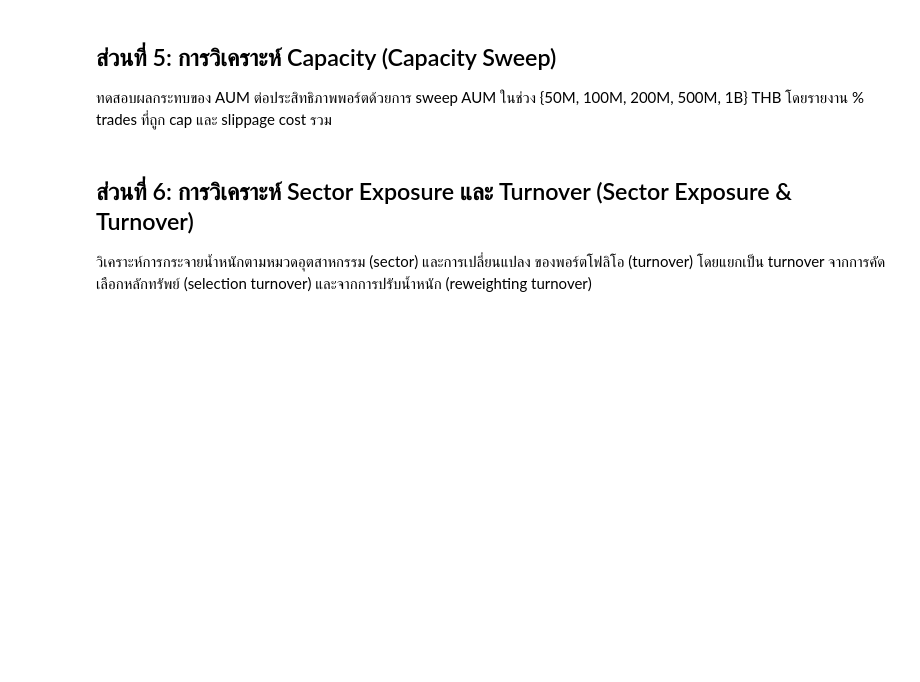
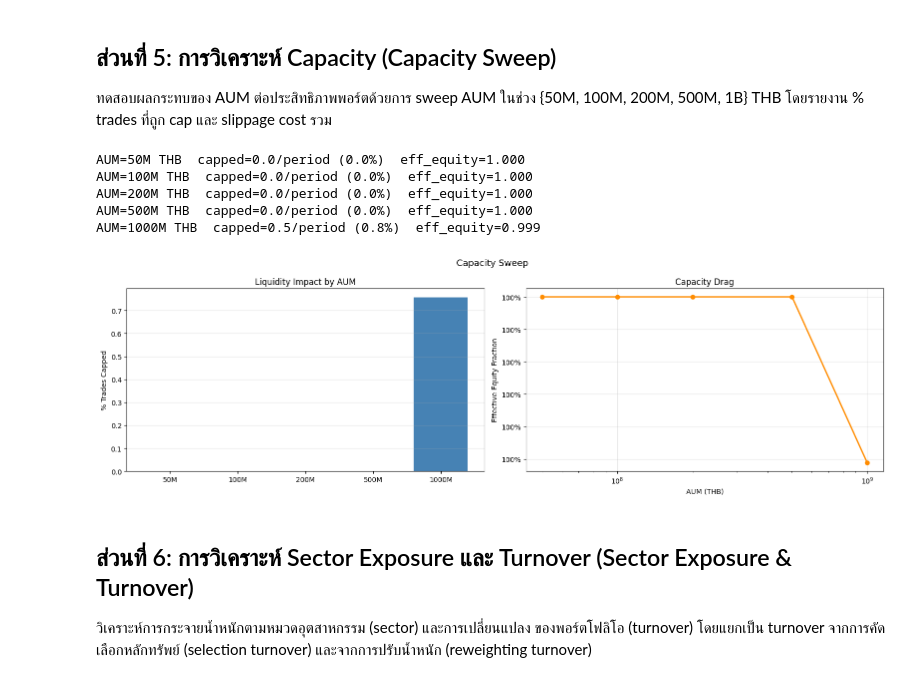
Before and after one commit to lumduan/csm-set, a Jupyter notebook: notebooks/04_portfolio_optimization.ipynb, the cells around one changed output. Cells and saved outputs as stored; diff of their text form; code cells hidden in the pictures; blank space fills up the shorter version.

```diff
--- a/notebooks/04_portfolio_optimization.ipynb
+++ b/notebooks/04_portfolio_optimization.ipynb
@@ -413,7 +461,7 @@ for aum in aum_grid:
         if vol_slice.empty or price_slice.empty:
             continue
         w, result = liquidity.apply(eq_weights, price_slice, vol_slice, cfg)
-        capped_count += sum(1 for pi in result.position_info if pi.cap_binding)
+        capped_count += sum(1 for pi in result.per_position.values() if pi.cap_binding)
         total_eff_equity += result.effective_equity_fraction
         n_periods += 1
     avg_capped = capped_count / max(n_periods, 1)
@@ -422,33 +470,40 @@ for aum in aum_grid:
         "AUM (M THB)": aum / 1_000_000,
         "Avg Capped/Period": avg_capped,
         "Pct Trades Capped": avg_capped / N_SYMBOLS * 100,
         "Avg Eff Equity Fraction": avg_eff_eq,
     })
     print(f"AUM={aum/1e6:.0f}M THB  "
           f"capped={avg_capped:.1f}/period ({avg_capped/N_SYMBOLS*100:.1f}%)  "
           f"eff_equity={avg_eff_eq:.3f}")
 
 # Plot
 cap_df = pd.DataFrame(cap_results)
 fig, (ax1, ax2) = plt.subplots(1, 2, figsize=(16, 5))
 ax1.bar(range(len(aum_grid)), cap_df["Pct Trades Capped"], color="steelblue")
 ax1.set_xticks(range(len(aum_grid)))
 ax1.set_xticklabels([f"{a/1e6:.0f}M" for a in aum_grid])
 ax1.set_ylabel("% Trades Capped")
 ax1.set_title("Liquidity Impact by AUM")
 ax1.grid(alpha=0.3, axis="y")
 
 ax2.plot(aum_grid, cap_df["Avg Eff Equity Fraction"], "o-", color="darkorange", linewidth=2)
 ax2.set_xlabel("AUM (THB)")
 ax2.set_ylabel("Effective Equity Fraction")
 ax2.set_title("Capacity Drag")
 ax2.set_xscale("log")
 ax2.grid(alpha=0.3)
 ax2.yaxis.set_major_formatter(mticker.PercentFormatter(xmax=1, decimals=0))
 
 plt.suptitle("Capacity Sweep", fontsize=13)
 plt.tight_layout()
 plt.show()
+# %% [output]
+AUM=50M THB  capped=0.0/period (0.0%)  eff_equity=1.000
+AUM=100M THB  capped=0.0/period (0.0%)  eff_equity=1.000
+AUM=200M THB  capped=0.0/period (0.0%)  eff_equity=1.000
+AUM=500M THB  capped=0.0/period (0.0%)  eff_equity=1.000
+AUM=1000M THB  capped=0.5/period (0.8%)  eff_equity=0.999
+[figure, added]
 # %% [markdown]
 ## ส่วนที่ 6: การวิเคราะห์ Sector Exposure และ Turnover (Sector Exposure & Turnover)
 
```
Also changed, not shown: parts of 12 cells of this notebook.
